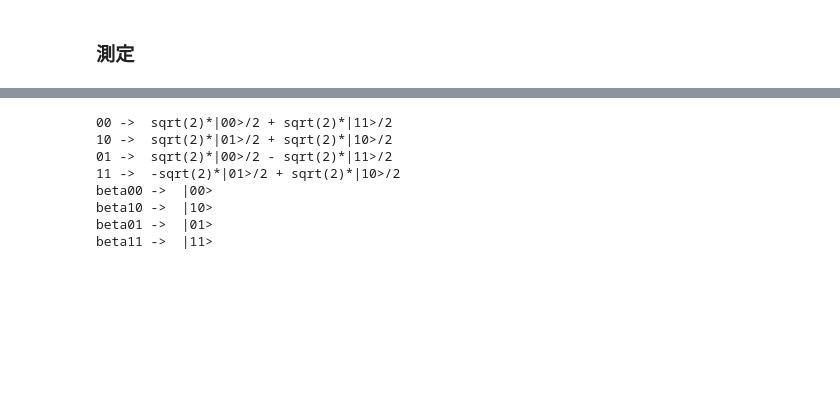
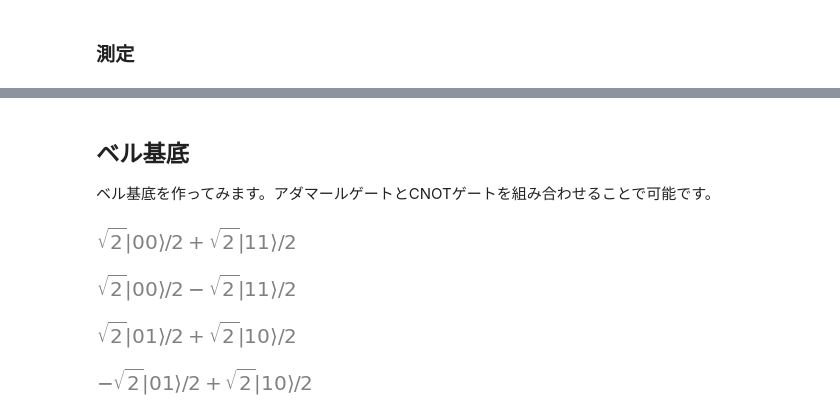
Before and after one commit to hiroshi0530/wa-src, a Jupyter notebook: article/library/sympy/qc/qc_nb.ipynb, the cells around one changed output, grey strips where cells are left out. Saved outputs shown, nothing was run; the diff lists cells and outputs as text; code cells hidden in the pictures; blank space fills up the shorter version.

```diff
--- a/article/library/sympy/qc/qc_nb.ipynb
+++ b/article/library/sympy/qc/qc_nb.ipynb
@@ -371,23 +366,0 @@ measure_partial(TensorProduct(psi, phi), (0,))
-# %%
-from sympy.physics.quantum.qubit import Qubit
-from sympy.physics.quantum.gate import H, CNOT
-from sympy.physics.quantum.qapply import qapply
-bell = {}
-# to Bell
-for yx in ['00', '10', '01', '11']:
-  result = qapply(CNOT(0,1)*H(0)*Qubit(yx))
-  bell[yx] = result
-  print (f'{yx} -> ', result)
-# from Bell
-for i, state in bell.items():
-  result = qapply(H(0)*CNOT(0,1)*state)
-  print(f'beta{i} -> ', result)
-# %% [output]
-00 ->  sqrt(2)*|00>/2 + sqrt(2)*|11>/2
-10 ->  sqrt(2)*|01>/2 + sqrt(2)*|10>/2
-01 ->  sqrt(2)*|00>/2 - sqrt(2)*|11>/2
-11 ->  -sqrt(2)*|01>/2 + sqrt(2)*|10>/2
-beta00 ->  |00>
-beta10 ->  |10>
-beta01 ->  |01>
-beta11 ->  |11>
@@ -399,0 +367,20 @@ init_printing()
+# %% [markdown]
+## ベル基底
+
+ベル基底を作ってみます。アダマールゲートとCNOTゲートを組み合わせることで可能です。
+# %%
+qapply(CNOT(0,1) * H(0) * q00)
+# %% [output]
+[figure, added]
+# %%
+qapply(CNOT(0,1) * H(0) * q01)
+# %% [output]
+[figure, added]
+# %%
+qapply(CNOT(0,1) * H(0) * q10)
+# %% [output]
+[figure, added]
+# %%
+qapply(CNOT(0,1) * H(0) * q11)
+# %% [output]
+[figure, added]
```
Also changed, not shown: parts of 73 cells of this notebook, 47 other files.
